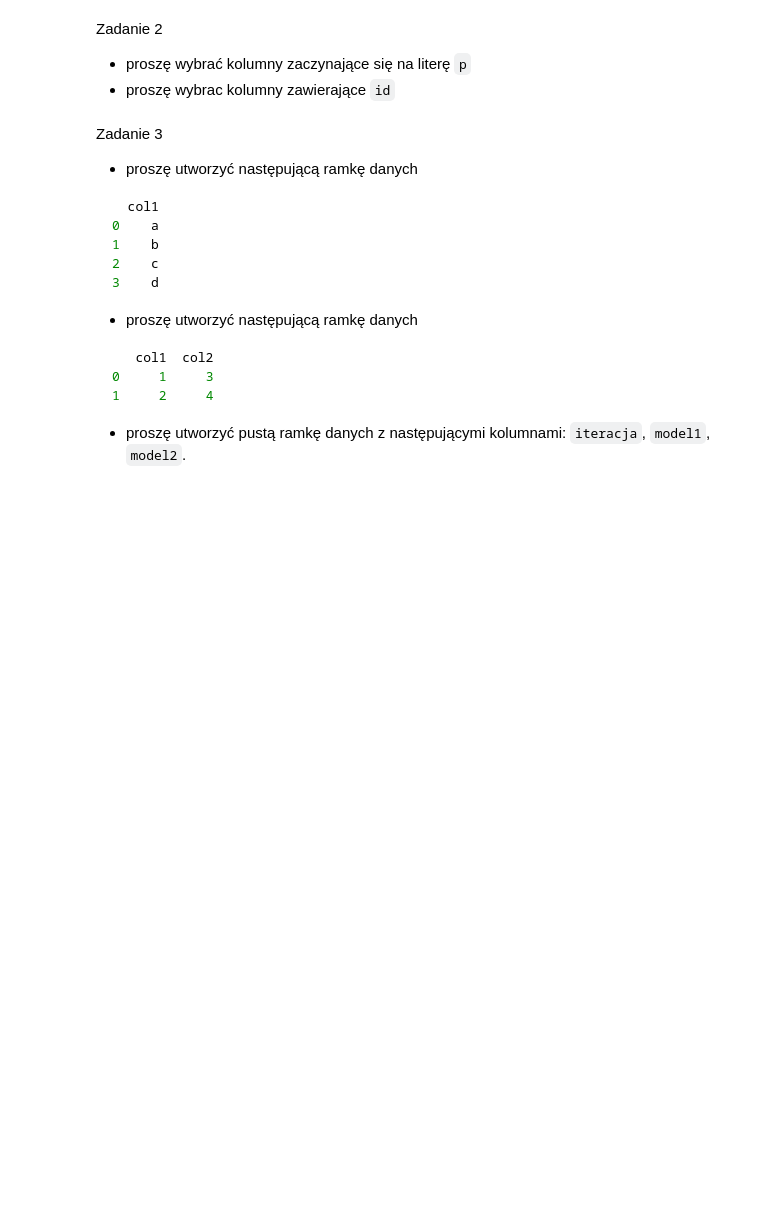
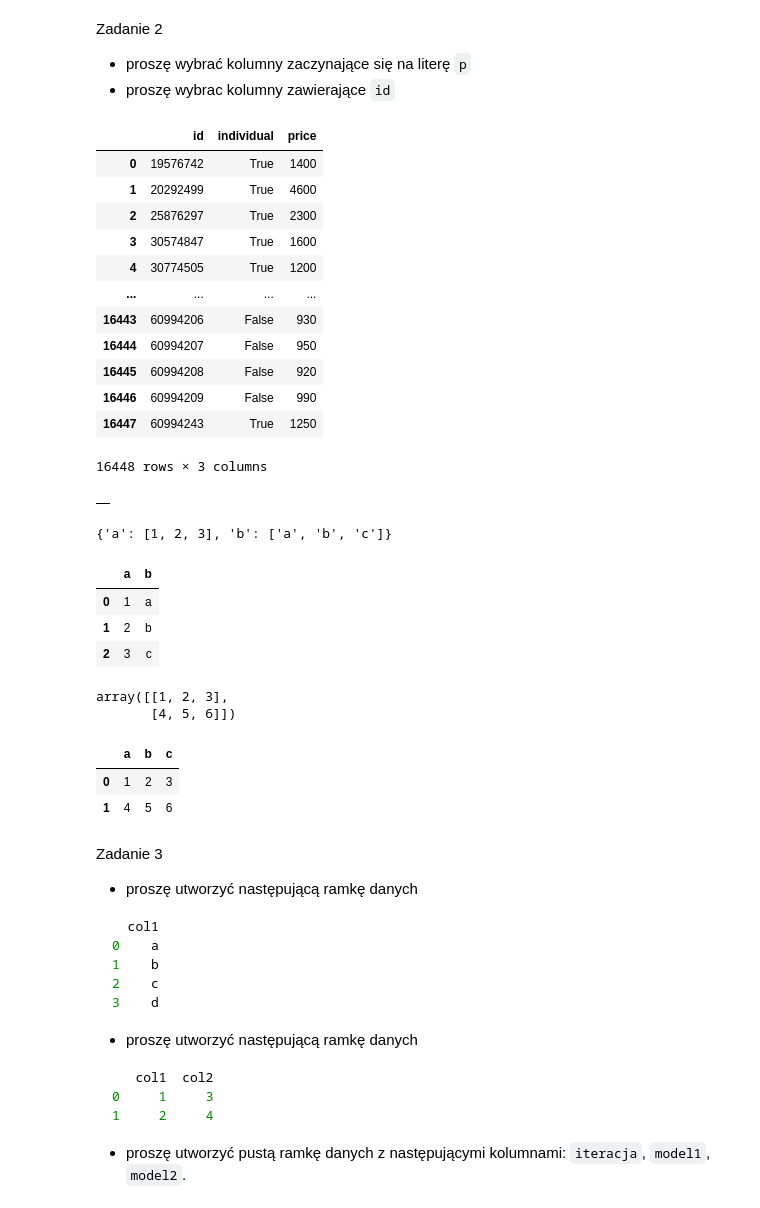
Before and after one commit to DepartmentOfStatisticsPUE/air-2024, a Jupyter notebook: notebooks/0_intro.ipynb, the cells around one changed output. Saved outputs shown, nothing was run; the diff lists cells and outputs as text; code cells hidden in the pictures; blank space fills up the shorter version.

```diff
--- a/notebooks/0_intro.ipynb
+++ b/notebooks/0_intro.ipynb
@@ -100,6 +189,61 @@ Zadanie 2
 
 + proszę wybrać kolumny zaczynające się na literę `p`
 + proszę wybrac kolumny zawierające `id`
+# %%
+pzn.iloc[:, pzn.columns.str.startswith("p")]
+pzn.iloc[:, pzn.columns.str.startswith( ("p", "i") )]
+#pzn.iloc[:, pzn.columns.str.contains("id")]
+# %% [output]
+|  | id | individual | price |
+| 0 | 19576742 | True | 1400 |
+| 1 | 20292499 | True | 4600 |
+| 2 | 25876297 | True | 2300 |
+| 3 | 30574847 | True | 1600 |
+| 4 | 30774505 | True | 1200 |
+| ... | ... | ... | ... |
+| 16443 | 60994206 | False | 930 |
+| 16444 | 60994207 | False | 950 |
+| 16445 | 60994208 | False | 920 |
+| 16446 | 60994209 | False | 990 |
+| 16447 | 60994243 | True | 1250 |
+16448 rows × 3 columns
+# %%
+df1=pd.DataFrame()
+df1
+# %% [output]
+|  |
+# %%
+d = {'a': [1, 2, 3],
+     'b': ['a', 'b', 'c']}
+d
+# %% [output]
+{'a': [1, 2, 3], 'b': ['a', 'b', 'c']}
+# %%
+df2=pd.DataFrame(d)
+df2
+# %% [output]
+|  | a | b |
+| 0 | 1 | a |
+| 1 | 2 | b |
+| 2 | 3 | c |
+# %%
+mat=np.array(
+    [
+        [1, 2, 3],
+        [4, 5, 6]
+    ]
+)
+mat
+# %% [output]
+array([[1, 2, 3],
+       [4, 5, 6]])
+# %%
+df3=pd.DataFrame(mat, columns = ["a", "b", "c"])
+df3
+# %% [output]
+|  | a | b | c |
+| 0 | 1 | 2 | 3 |
+| 1 | 4 | 5 | 6 |
 # %% [markdown]
 Zadanie 3
 
```
Also changed, not shown: parts of 9 cells of this notebook.
